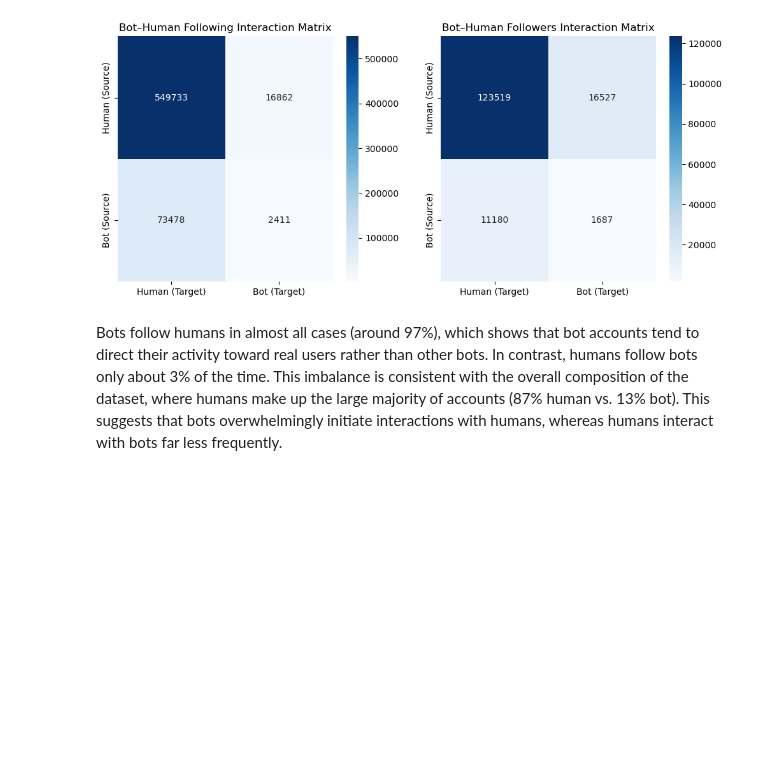
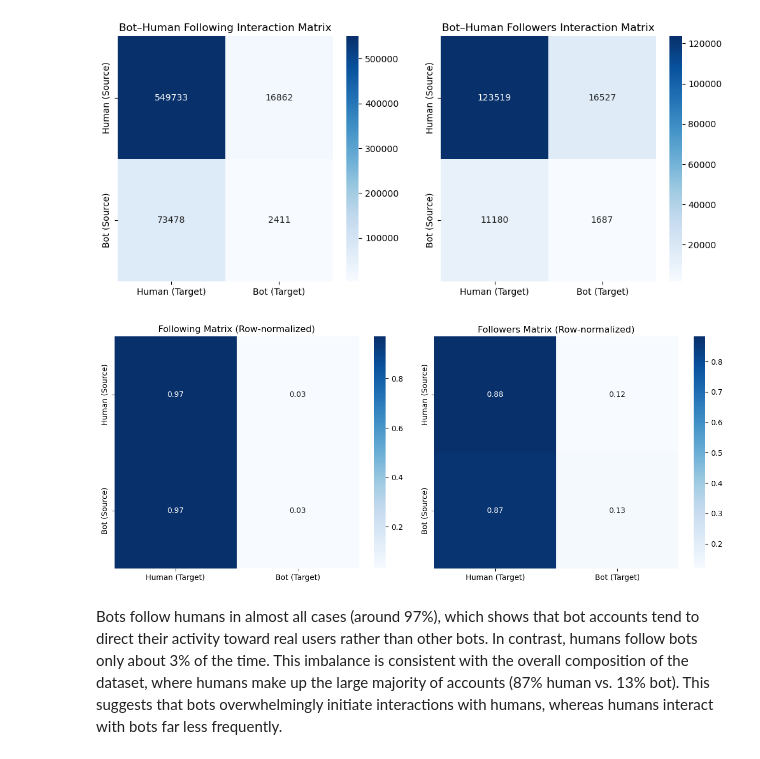
Before and after one commit to tanyarw/bot-or-not, a Jupyter notebook: data_analysis/twibot22_sampled_eda.ipynb, the cells around one changed output. Cells and saved outputs as stored; diff of their text form; code cells hidden in the pictures; blank space fills up the shorter version.

```diff
--- a/data_analysis/twibot22_sampled_eda.ipynb
+++ b/data_analysis/twibot22_sampled_eda.ipynb
@@ -162,19 +162,39 @@ sns.heatmap(mat, annot=True, fmt=".0f", cmap="Blues")
 plt.title("Bot–Human Following Interaction Matrix")
 
 plt.subplot(1, 2, 2)
-mat = pd.DataFrame(
+mat2 = pd.DataFrame(
     [[human_human["followers"], human_bot["followers"]],
      [bot_human["followers"], bot_bot["followers"]]],
     index=["Human (Source)", "Bot (Source)"],
     columns=["Human (Target)", "Bot (Target)"]
 )
 
-sns.heatmap(mat, annot=True, fmt=".0f", cmap="Blues")
+sns.heatmap(mat2, annot=True, fmt=".0f", cmap="Blues")
 plt.title("Bot–Human Followers Interaction Matrix")
 plt.savefig("./plots/bot_human_interaction.png")
 plt.show()
 # %% [output]
 [figure]
+# %%
+plt.figure(figsize=(12,5))
+
+# Row-normalized Following
+plt.subplot(1, 2, 1)
+mat_norm = mat.div(mat.sum(axis=1), axis=0)
+sns.heatmap(mat_norm, annot=True, fmt=".2f", cmap="Blues")
+plt.title("Following Matrix (Row-normalized)")
+
+# Row-normalized Followers
+plt.subplot(1, 2, 2)
+mat2_norm = mat2.div(mat2.sum(axis=1), axis=0)
+sns.heatmap(mat2_norm, annot=True, fmt=".2f", cmap="Blues")
+plt.title("Followers Matrix (Row-normalized)")
+
+plt.tight_layout()
+plt.savefig("./plots/bot_human_interaction_normalized.png")
+plt.show()
+# %% [output]
+[figure, added]
 # %% [markdown]
 Bots follow humans in almost all cases (around 97%), which shows that bot accounts tend to direct their activity toward real users rather than other bots. In contrast, humans follow bots only about 3% of the time. This imbalance is consistent with the overall composition of the dataset, where humans make up the large majority of accounts (87% human vs. 13% bot). This suggests that bots overwhelmingly initiate interactions with humans, whereas humans interact with bots far less frequently.
 # %% [markdown]
```
Also changed, not shown: parts of 4 cells of this notebook, 7 other files.
